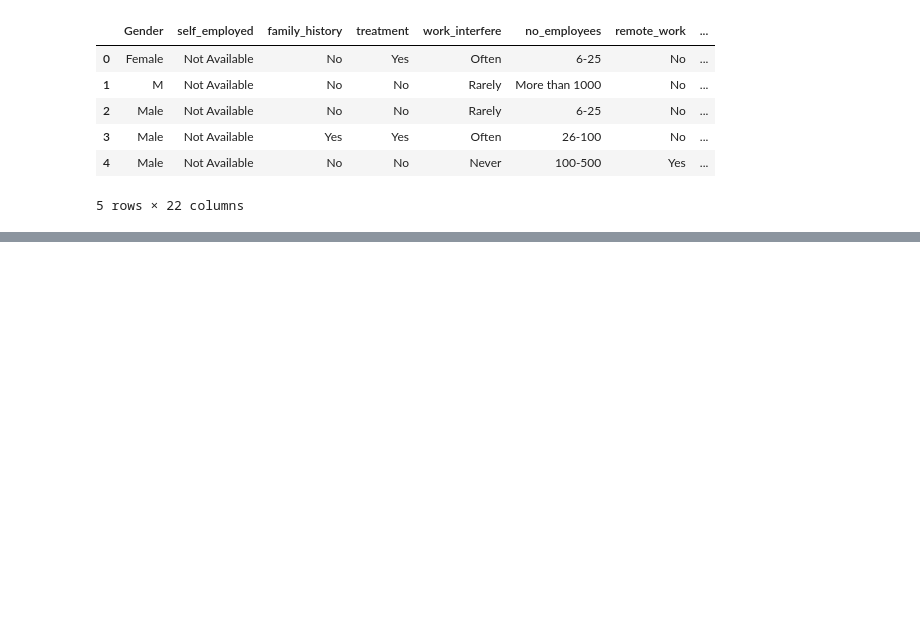
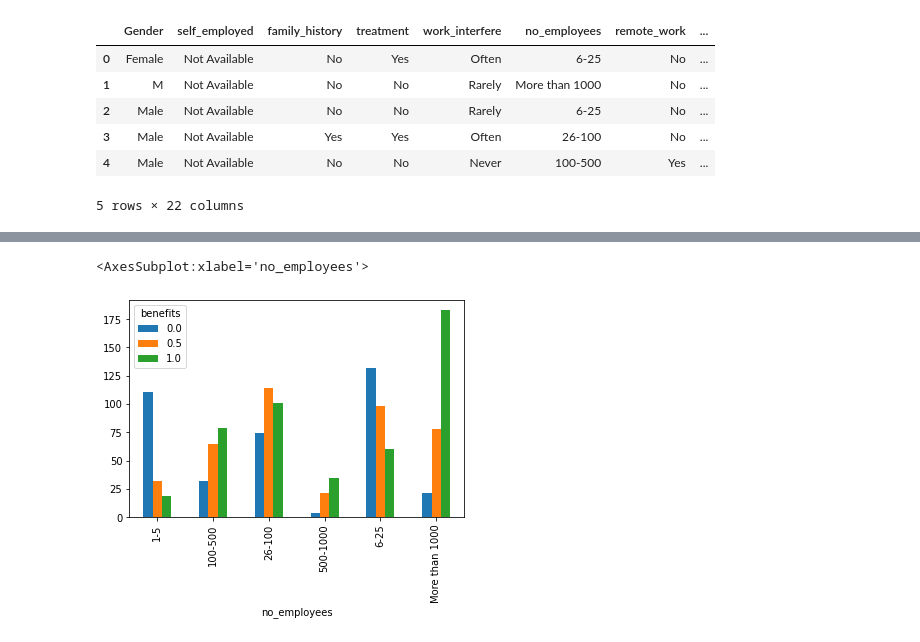
Before and after one commit to Abhijith-Nagarajan/Machine-Learning-Training, a Jupyter notebook: Mental_Health_In_Tech-Analysis.ipynb, the cells around one changed output, grey strips where cells are left out. Saved outputs shown, nothing was run; the diff lists cells and outputs as text; code cells hidden in the pictures; blank space fills up the shorter version.

Commit message:
Kaggle Notebook | MentalHealthInTech_Analysis💻🧠 | Version 3

```diff
--- a/Mental_Health_In_Tech-Analysis.ipynb
+++ b/Mental_Health_In_Tech-Analysis.ipynb
@@ -224,0 +238,13 @@ categorical_data.head()
+# %%
+professional_features_perks = ['benefits','care_options','wellness_program','seek_help','anonymity','leave','mental_health_consequence','phys_health_consequence','mental_health_interview','phys_health_interview','mental_vs_physical','obs_consequence']
+professional_features_nature = ['no_employees','remote_work','tech_company','coworkers','supervisor']
+# %%
+encode_ordinal_features = {"No":0,"Maybe":0.5,"Yes":1,"Very difficult":-2,"Somewhat difficult":-1,"Don't know":0.5,"Somewhat easy":1,"Very easy":2,"Not sure":0.5}
+# %%
+for feature in professional_features_perks:
+    categorical_data[feature] = categorical_data[feature].map(encode_ordinal_features)
+# %%
+categorical_data[['no_employees','benefits']].groupby('no_employees').benefits.value_counts().sort_index().unstack().plot(kind='bar')
+# %% [output]
+<AxesSubplot:xlabel='no_employees'>
+[figure, added]
```
Also changed, not shown: parts of 20 cells of this notebook.
